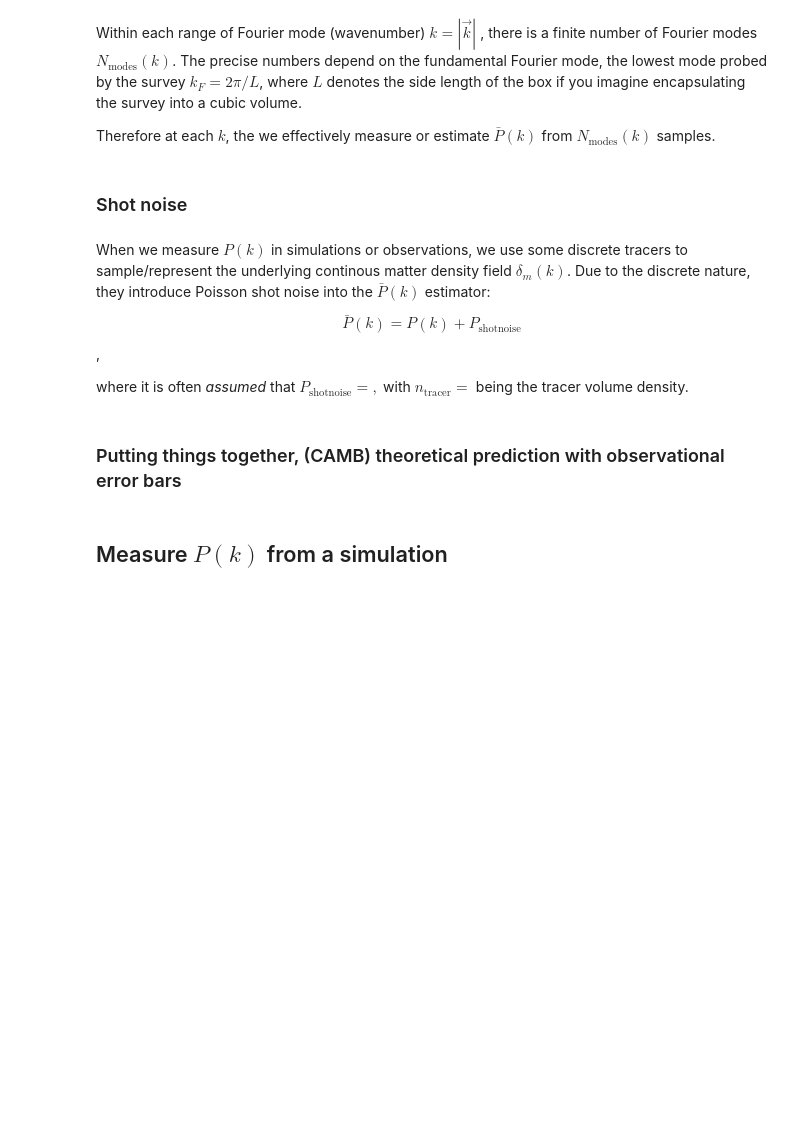
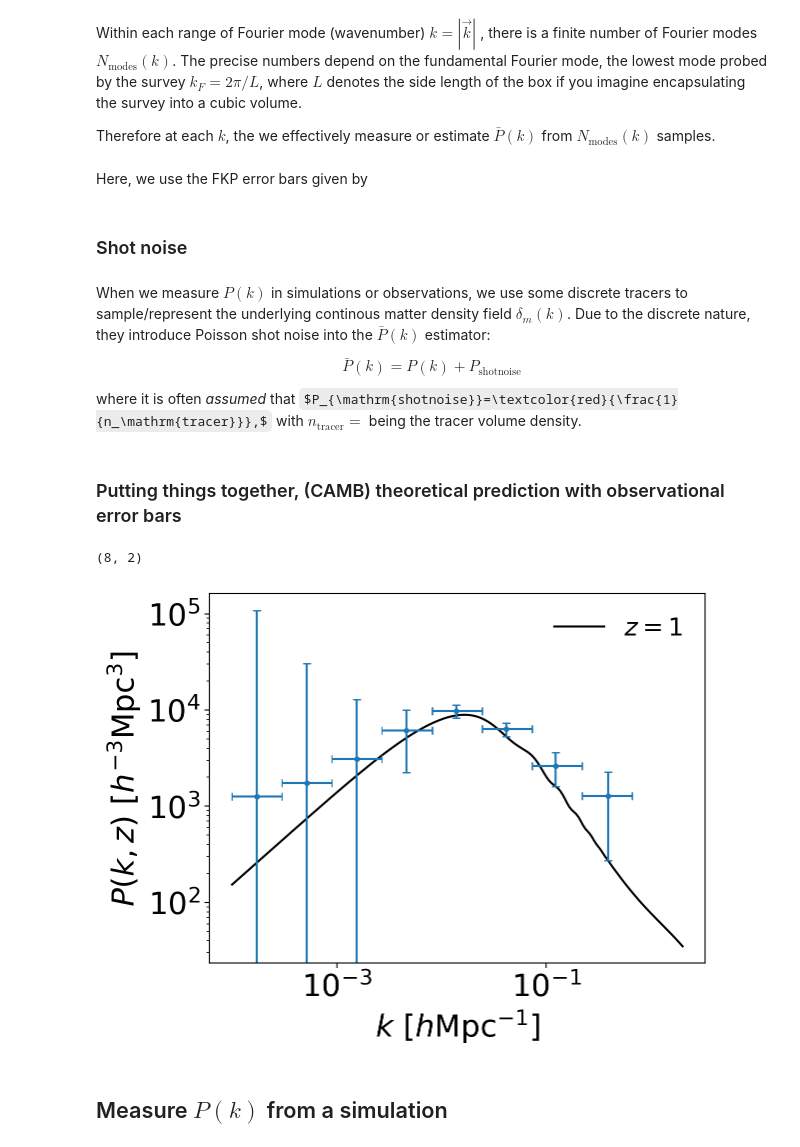
Before and after one commit to cmatties/CAMB-Workbook, a Jupyter notebook: Linear_Matter_PowerSpectrum_Pk_theory_to_observation.ipynb, the cells around one changed output. Drawn from its saved outputs; the diff is of its cells as text; code cells hidden in the pictures; some formulas as TeX source; blank space fills up the shorter version.

```diff
--- a/Linear_Matter_PowerSpectrum_Pk_theory_to_observation.ipynb
+++ b/Linear_Matter_PowerSpectrum_Pk_theory_to_observation.ipynb
@@ -28,3 +33,6 @@ Using CAMB 1.4.0 installed at /usr/local/anaconda/envs/py311forge/lib/python3.11
+# %%
+#Define some useful constants
+H0_inv = 2997.8 #h^{-1} Mpc
 # %% [markdown]
 ## Specify cosmology
 # %% [markdown]
@@ -104,13 +120,15 @@ ax.legend(frameon=False,fontsize=18);
 Within each range of Fourier mode (wavenumber) $k=|\vec{k}|$ , there is a finite number of Fourier modes $N_{\mathrm{modes}}(k)$. The precise numbers depend on the fundamental Fourier mode, the lowest mode probed by the survey $k_F=2\pi/L$, where $L$ denotes the side length of the box if you imagine encapsulating the survey into a cubic volume.
 
 Therefore at each $k$, the we effectively measure or estimate $\bar{P}(k)$ from $N_{\mathrm{modes}}(k)$ samples.
+# %% [markdown]
+Here, we use the FKP error bars given by
 # %% [markdown]
 ### Shot noise
 # %% [markdown]
 When we measure $P(k)$ in simulations or observations, we use some discrete tracers to sample/represent the underlying continous matter density field $\delta_m(k)$. Due to the discrete nature, they introduce Poisson shot noise into the $\bar{P}(k)$ estimator:
 
-$$\bar{P}(k)=P(k)+P_{\mathrm{shotnoise}}$$,
+$$\bar{P}(k)=P(k)+P_{\mathrm{shotnoise}}$$
 
-where it is often *assumed* that $P_{\mathrm{shotnoise}}=,$ with $n_{\mathrm{tracer}}=$ being the tracer volume density.
+where it is often *assumed* that $P_{\mathrm{shotnoise}}=\textcolor{red}{\frac{1}{n_\mathrm{tracer}}},$ with $n_{\mathrm{tracer}}=$ being the tracer volume density.
 # %% [markdown]
 ### Putting things together, (CAMB) theoretical prediction with observational error bars
@@ -117,2 +208,17 @@ where it is often *assumed* that $P_{\mathrm{shotnoise}}=,$ with $n_{\mathrm{tra
+# %%
+fig,ax=plt.subplots()
+for i, (redshift, line) in enumerate(zip(z,['-','--'])):
+    ax.loglog(kh, pk_nonlin[i,:], color='k', ls = line, label=r'$z=%d$'%redshift)
+    errorbars = get_Pk_errorbars(kh, pk_nonlin[i,:], mink = 1e-4, maxk = 1, dk_k = 2, cosmoParams = pars, surveyParams = surveyParams)
+    print(errorbars[:,3:].shape)
+    ax.errorbar(errorbars[:,0], errorbars[:,1], yerr = errorbars[:,2], xerr = [errorbars[:,3],errorbars[:,4]],
+                marker='.', ls='none', capsize=3)
+ax.set_xlabel(r'$k\,\,[h\mathrm{Mpc}^{-1}]$')
+ax.set_ylabel(r'$P(k,z)\,\,[h^{-3}\mathrm{Mpc}^3]$')
+ax.legend(frameon=False,fontsize=18)
+plt.show()
+# %% [output]
+(8, 2)
+[figure, added]
 # %% [markdown]
 ## Measure $P(k)$ from a simulation
```
Also changed, not shown: parts of 4 cells of this notebook.
